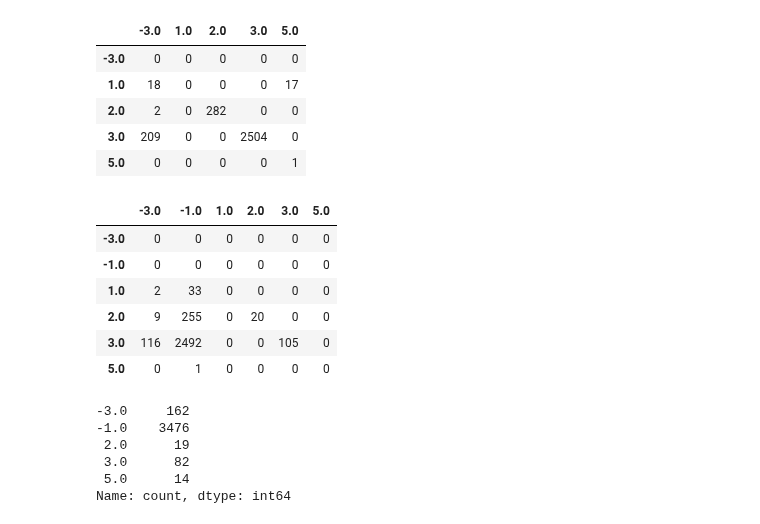
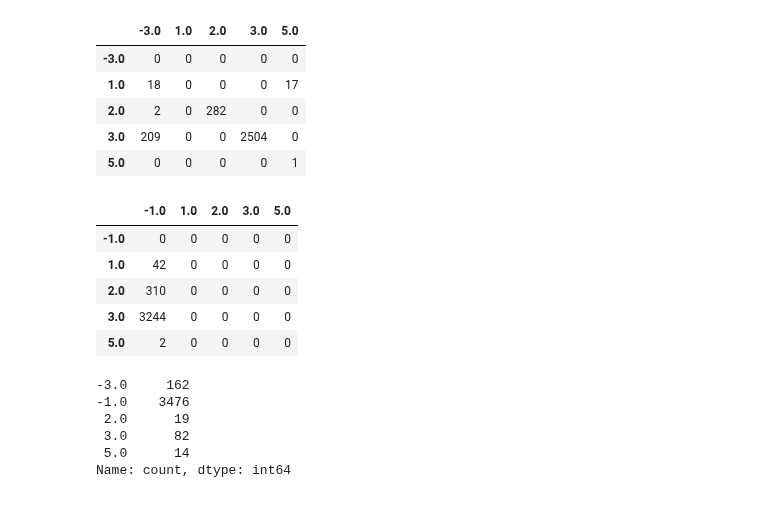
Before and after one commit to MartinStoev00/DeepCASE, a Jupyter notebook: attack.ipynb, the cells around one changed output. Drawn from its saved outputs; the diff is of its cells as text; code cells hidden in the pictures.

Commit message:
adding attention query to perturbation, reshaping folders

```diff
--- a/attack.ipynb
+++ b/attack.ipynb
@@ -506,2 +537,4 @@ format_confusion_matrix(labels_test[interpret_perturbed_indices].cpu(), interpre
 # %% [markdown]
 ### Attention Query
+# %%
+perturbed_collected_query, perturbed_indices_query, perturb_distribution_query = get_perturbations_or_file(context_test, events_test, attention_query=True)
@@ -508,5 +543,5 @@ format_confusion_matrix(labels_test[interpret_perturbed_indices].cpu(), interpre
 # %%
-print("Unique:", len(get_unique_indices_per_row(perturbed_collected)))
-interpret_query_perturbed = interpret_query(perturbed_collected, events_test[perturbed_indices])
+print("Unique:", len(get_unique_indices_per_row(perturbed_collected_query)))
+interpret_query_perturbed = interpret_query(perturbed_collected_query, events_test[perturbed_indices_query])
 format_series(interpret_query_perturbed)
 # %% [output]
@@ -526,15 +558,14 @@ format_confusion_matrix(labels_test[perturbed_indices].cpu(), interpret_query(co
 | 3.0 | 209 | 0 | 0 | 2504 | 0 |
 | 5.0 | 0 | 0 | 0 | 0 | 1 |
 # %%
-format_confusion_matrix(labels_test[perturbed_indices].cpu(), interpret_query_perturbed)
+format_confusion_matrix(labels_test[perturbed_indices_query].cpu(), interpret_query_perturbed)
 # %% [output]
-|  | -3.0 | -1.0 | 1.0 | 2.0 | 3.0 | 5.0 |
-| -3.0 | 0 | 0 | 0 | 0 | 0 | 0 |
-| -1.0 | 0 | 0 | 0 | 0 | 0 | 0 |
-| 1.0 | 2 | 33 | 0 | 0 | 0 | 0 |
-| 2.0 | 9 | 255 | 0 | 20 | 0 | 0 |
-| 3.0 | 116 | 2492 | 0 | 0 | 105 | 0 |
-| 5.0 | 0 | 1 | 0 | 0 | 0 | 0 |
+|  | -1.0 | 1.0 | 2.0 | 3.0 | 5.0 |
+| -1.0 | 0 | 0 | 0 | 0 | 0 |
+| 1.0 | 42 | 0 | 0 | 0 | 0 |
+| 2.0 | 310 | 0 | 0 | 0 | 0 |
+| 3.0 | 3244 | 0 | 0 | 0 | 0 |
+| 5.0 | 2 | 0 | 0 | 0 | 0 |
 # %%
 interpret_query_perturbed_combined, _ = get_combined(perturbed_collected, perturbed_indices)
 format_series(interpret_query_perturbed_combined)
```
Also changed, not shown: parts of 25 cells of this notebook, 36 other files.
